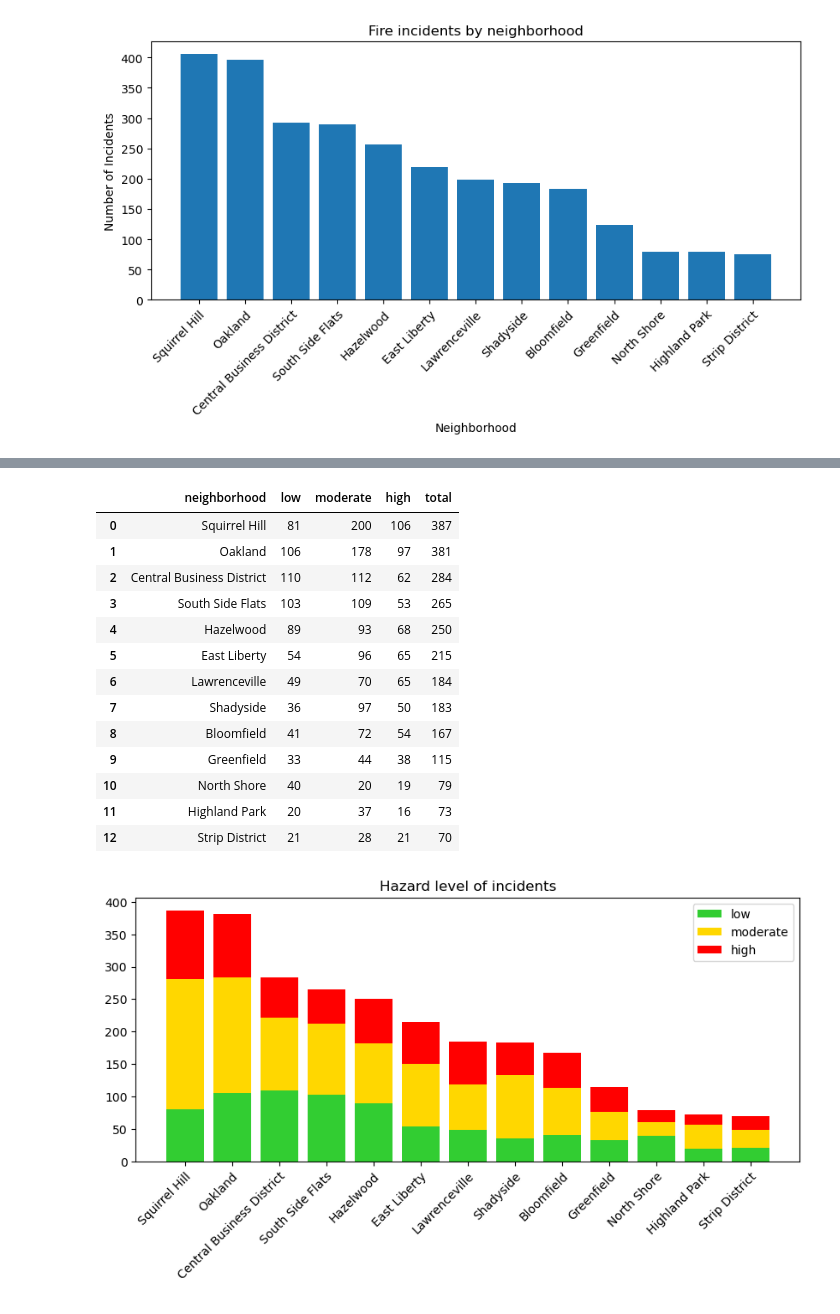
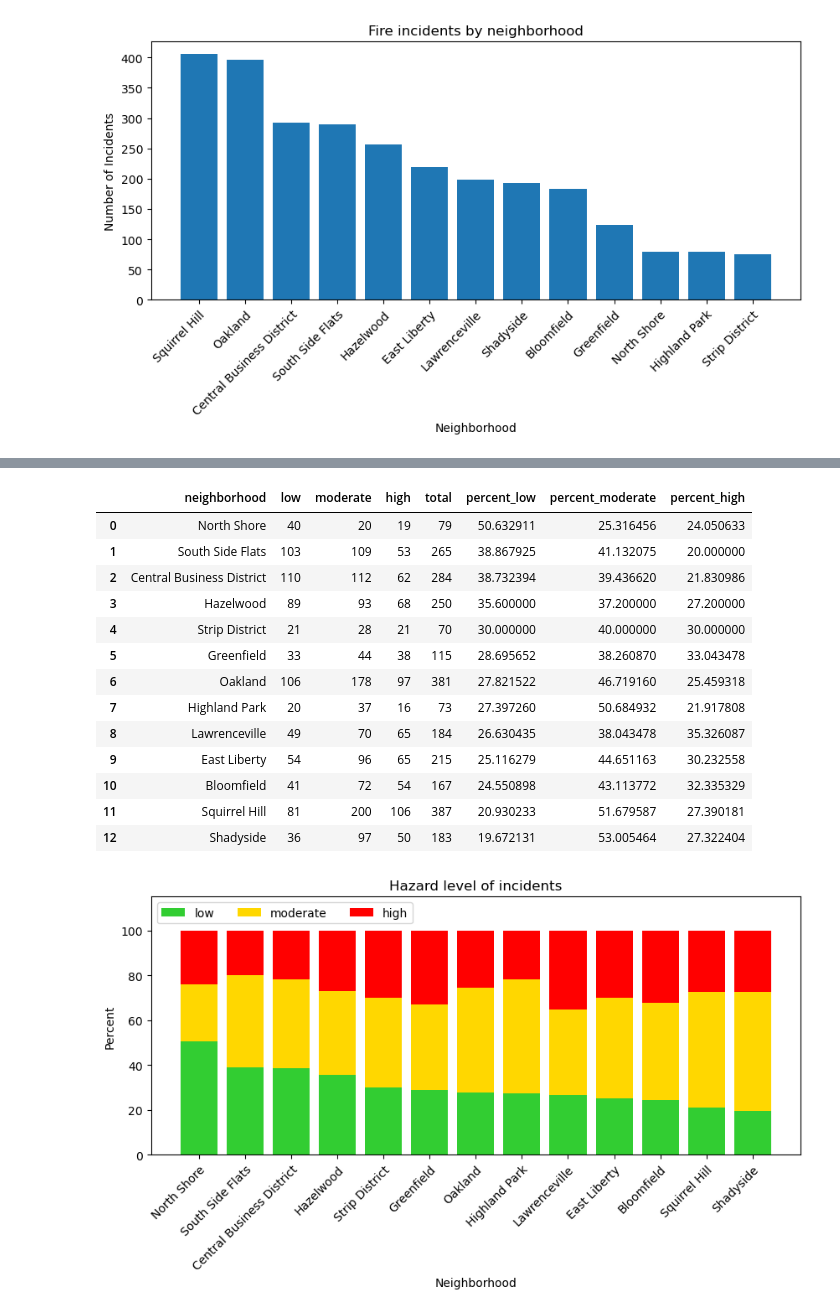
Before and after one commit to AbeEldo/CS0010FinalProject, a Jupyter notebook: AbeDS1.ipynb, the cells around one changed output, grey strips where cells are left out. Drawn from its saved outputs; the diff is of its cells as text; code cells hidden in the pictures.

```diff
--- a/AbeDS1.ipynb
+++ b/AbeDS1.ipynb
@@ -21,10 +23,10 @@ df = df.dropna()
 df['neighborhood'] = df['neighborhood'].apply(combine_names)
 df = df[df['neighborhood'].isin(district_names)]
 # %%
-data = df.assign(count=1)
-data = data.groupby('neighborhood',as_index=False).sum()
-data = data.sort_values('count',ascending=False,ignore_index=True)
-data[['neighborhood','count']]
+fires = df.assign(count=1)
+fires = fires.groupby('neighborhood',as_index=False).sum()
+fires = fires.sort_values('count',ascending=False,ignore_index=True)
+fires[['neighborhood','count']]
 # %% [output]
 |  | neighborhood | count |
 | 0 | Squirrel Hill | 406 |
@@ -41,8 +43,8 @@ data[['neighborhood','count']]
 | 11 | Highland Park | 79 |
 | 12 | Strip District | 75 |
 # %%
-hoods = data['neighborhood']
-counts = data['count']
+hoods = fires['neighborhood']
+counts = fires['count']
 
 fig,ax = plt.subplots(figsize=(10, 4))
 ax.bar(hoods,counts)
@@ -58,48 +98,54 @@ fire_types = {'high':[110,111,112,120,121,122,123,141,142,161,162,163],
               'moderate':[113,130,131,132,133,134,135,136,138,140,143,164],
               'low':[114,115,116,117,118,150,151,152,153,154,155]}
 levels = list(fire_types.keys())
-data = df.copy()
-data.loc[data['incident_type'].isin(fire_types['low']),'hazard_level'] = 'low'
-data.loc[data['incident_type'].isin(fire_types['moderate']),'hazard_level'] = 'moderate'
-data.loc[data['incident_type'].isin(fire_types['high']),'hazard_level'] = 'high'
-data.replace('nan',np.nan,inplace=True)
-data = data.dropna()
-data = data.assign(count=1)
+hazards = df.copy()
+hazards.loc[hazards['incident_type'].isin(fire_types['low']),'hazard_level'] = 'low'
+hazards.loc[hazards['incident_type'].isin(fire_types['moderate']),'hazard_level'] = 'moderate'
+hazards.loc[hazards['incident_type'].isin(fire_types['high']),'hazard_level'] = 'high'
+hazards.replace('nan',np.nan,inplace=True)
+hazards = hazards.dropna()
+hazards = hazards.assign(count=1)
 
 countdf = pd.DataFrame(columns=['neighborhood','low','moderate','high','total'])
 countdf['neighborhood'] = district_names
 for level in levels:
-    typedata = data[data['hazard_level']==level]
+    typedata = hazards[hazards['hazard_level']==level]
     typedata = typedata.groupby('neighborhood',as_index=False).sum()
     typemap = dict(typedata[['neighborhood','count']].values)
     countdf[level] = countdf['neighborhood'].map(typemap)
 
 countdf['total'] = countdf['low']+countdf['moderate']+countdf['high']
-countdf.sort_values('total',ascending=False,inplace=True,ignore_index=True)
+countdf['percent_low'] = countdf['low']/countdf['total']*100
+countdf['percent_moderate'] = countdf['moderate']/countdf['total']*100
+countdf['percent_high'] = countdf['high']/countdf['total']*100
+countdf.sort_values('percent_low',ascending=False,inplace=True,ignore_index=True)
 countdf
 # %% [output]
-|  | neighborhood | low | moderate | high | total |
-| 0 | Squirrel Hill | 81 | 200 | 106 | 387 |
-| 1 | Oakland | 106 | 178 | 97 | 381 |
-| 2 | Central Business District | 110 | 112 | 62 | 284 |
-| 3 | South Side Flats | 103 | 109 | 53 | 265 |
-| 4 | Hazelwood | 89 | 93 | 68 | 250 |
-| 5 | East Liberty | 54 | 96 | 65 | 215 |
-| 6 | Lawrenceville | 49 | 70 | 65 | 184 |
-| 7 | Shadyside | 36 | 97 | 50 | 183 |
-| 8 | Bloomfield | 41 | 72 | 54 | 167 |
-| 9 | Greenfield | 33 | 44 | 38 | 115 |
-| 10 | North Shore | 40 | 20 | 19 | 79 |
-| 11 | Highland Park | 20 | 37 | 16 | 73 |
-| 12 | Strip District | 21 | 28 | 21 | 70 |
+|  | neighborhood | low | moderate | high | total | percent_low | percent_moderate | percent_high |
+| 0 | North Shore | 40 | 20 | 19 | 79 | 50.632911 | 25.316456 | 24.050633 |
+| 1 | South Side Flats | 103 | 109 | 53 | 265 | 38.867925 | 41.132075 | 20.000000 |
+| 2 | Central Business District | 110 | 112 | 62 | 284 | 38.732394 | 39.436620 | 21.830986 |
+| 3 | Hazelwood | 89 | 93 | 68 | 250 | 35.600000 | 37.200000 | 27.200000 |
+| 4 | Strip District | 21 | 28 | 21 | 70 | 30.000000 | 40.000000 | 30.000000 |
+| 5 | Greenfield | 33 | 44 | 38 | 115 | 28.695652 | 38.260870 | 33.043478 |
+| 6 | Oakland | 106 | 178 | 97 | 381 | 27.821522 | 46.719160 | 25.459318 |
+| 7 | Highland Park | 20 | 37 | 16 | 73 | 27.397260 | 50.684932 | 21.917808 |
+| 8 | Lawrenceville | 49 | 70 | 65 | 184 | 26.630435 | 38.043478 | 35.326087 |
+| 9 | East Liberty | 54 | 96 | 65 | 215 | 25.116279 | 44.651163 | 30.232558 |
+| 10 | Bloomfield | 41 | 72 | 54 | 167 | 24.550898 | 43.113772 | 32.335329 |
+| 11 | Squirrel Hill | 81 | 200 | 106 | 387 | 20.930233 | 51.679587 | 27.390181 |
+| 12 | Shadyside | 36 | 97 | 50 | 183 | 19.672131 | 53.005464 | 27.322404 |
 # %%
 fig,ax = plt.subplots(figsize=(10, 4))
-ax.bar(countdf['neighborhood'],countdf['low'],color='limegreen')
-ax.bar(countdf['neighborhood'],countdf['moderate'],bottom=countdf['low'],color='gold')
-ax.bar(countdf['neighborhood'],countdf['high'],bottom=countdf['low']+countdf['moderate'],color='red')
+ax.bar(countdf['neighborhood'],countdf['percent_low'],color='limegreen')
+ax.bar(countdf['neighborhood'],countdf['percent_moderate'],bottom=countdf['percent_low'],color='gold')
+ax.bar(countdf['neighborhood'],countdf['percent_high'],bottom=countdf['percent_low']+countdf['percent_moderate'],color='red')
 ax.set_xticks(hoods,labels=hoods,rotation=45,rotation_mode='anchor',ha='right')
-ax.legend(['low','moderate','high'])
+ax.set_ylim(0, 115)
+ax.legend(['low','moderate','high'], loc="upper left",ncols=3)
 ax.set_title('Hazard level of incidents')
+ax.set_xlabel('Neighborhood')
+ax.set_ylabel('Percent')
 plt.show()
 # %% [output]
-[figure, old version]
+[figure, new version]
```
Also changed, not shown: parts of 4 cells of this notebook.
